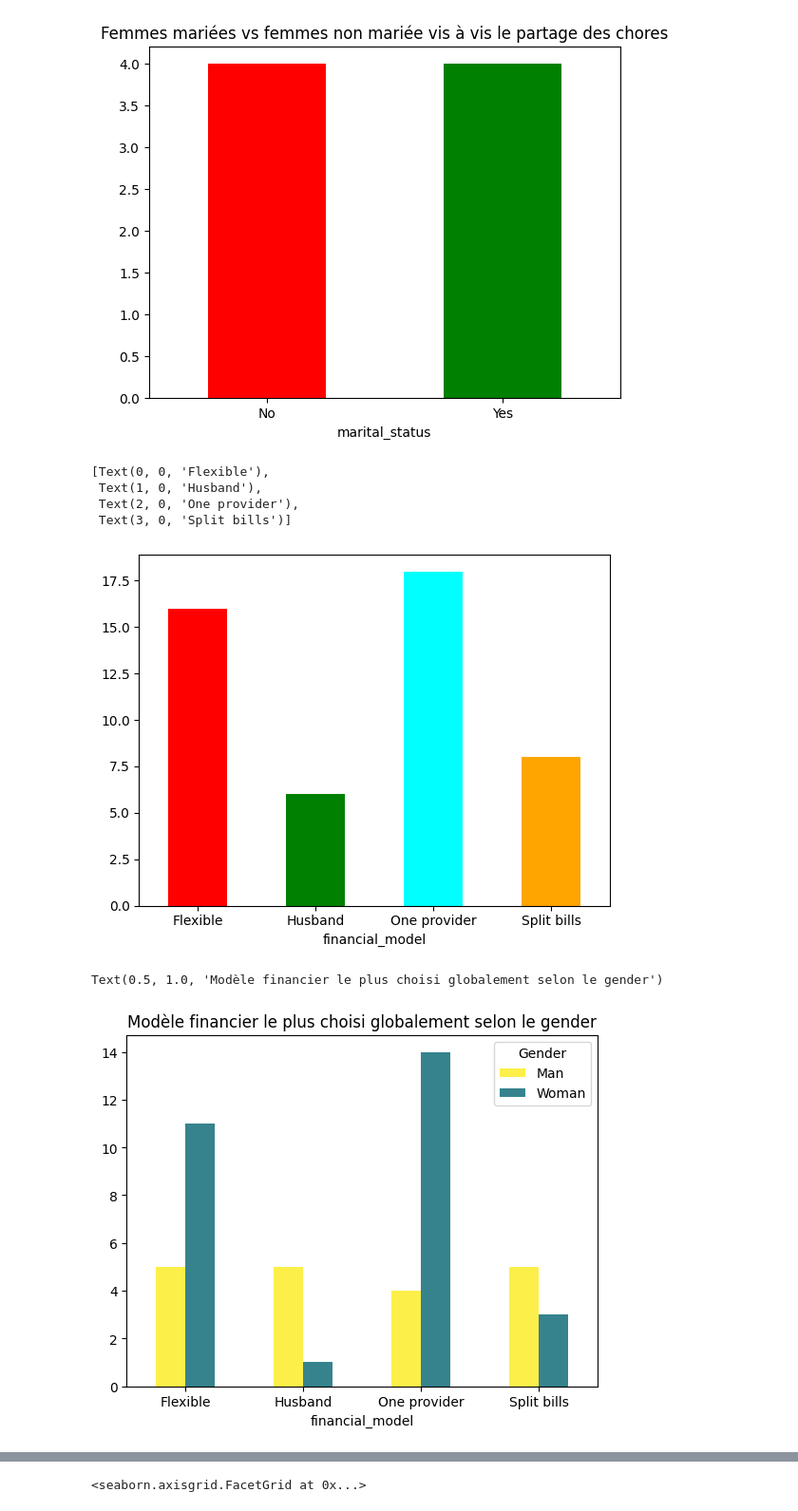
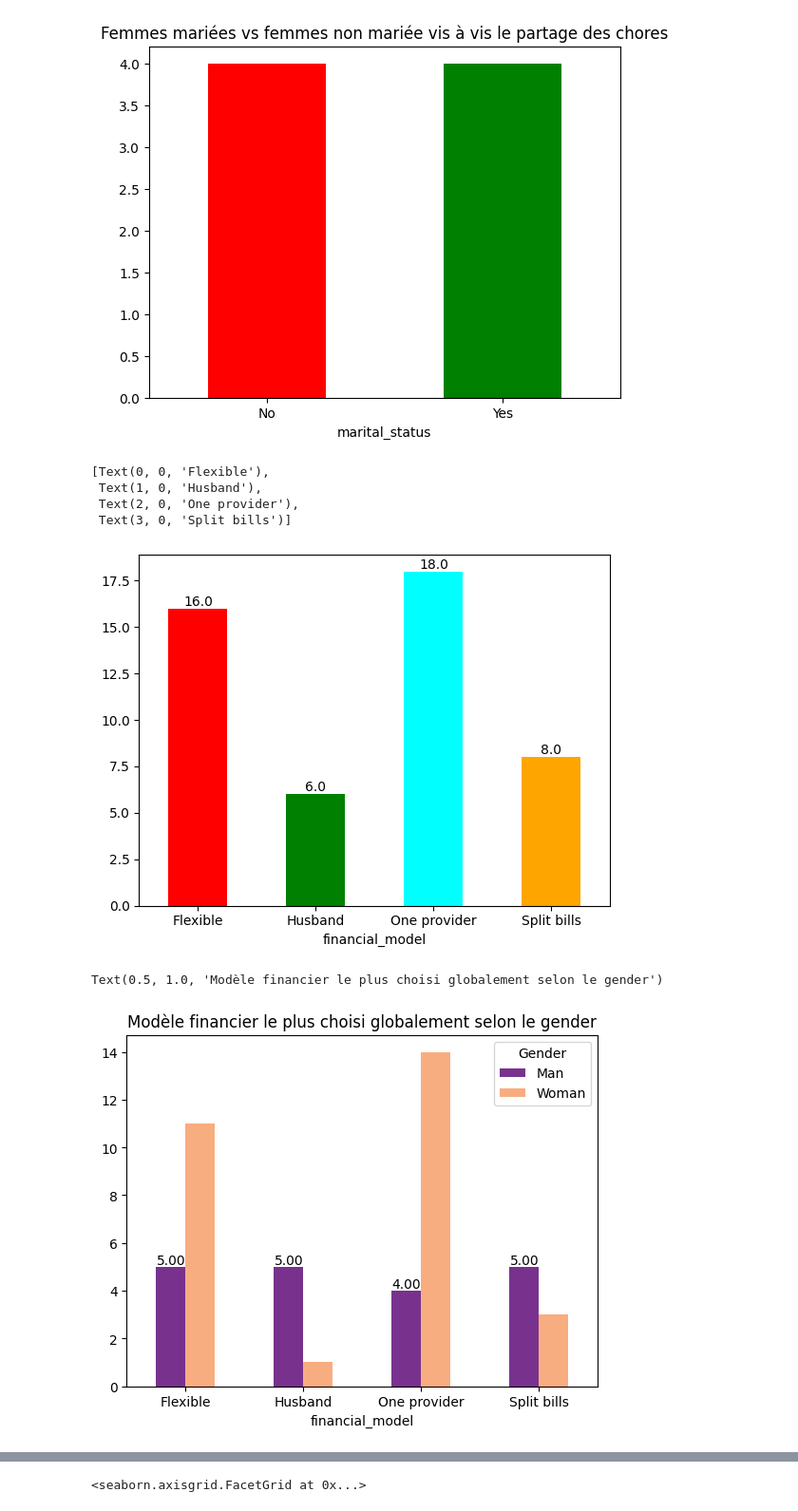
Before and after one commit to Azizbennacer/Survey-analysis, a Jupyter notebook: notebooks/analysis.ipynb, the cells around one changed output, grey strips where cells are left out. Shown at 95% size. Drawn from its saved outputs; the diff is of its cells as text; code cells hidden in the pictures.

```diff
--- a/notebooks/analysis.ipynb
+++ b/notebooks/analysis.ipynb
@@ -10,7 +10,7 @@ from cleaning import load_data,data_taste
 # %% [output]
 c:\Users\Mega Pc\OneDrive\Desktop\Survey mini project\venv\Scripts\python.exe
 # %%
-df = pd.read_excel("../data/Survey.xlsx")
+df = pd.read_excel("../data/Survey about marriage.xlsx")
 print(df.head())
 # %% [output]
    ID          Start time     Completion time      Email  Name  \
@@ -154,25 +136,27 @@ colors = ["red","green","cyan","orange"]
 fin_model = df.groupby("financial_model").size()
 cust_labs = ["Flexible","Husband","One provider","Split bills"]
 fin_model.plot(kind = "bar", ax = ax, rot =0,color = colors)
+ax.bar_label(ax.containers[0], fmt='%.1f')
 ax.set_xticklabels(cust_labs, rotation=0)
 # %% [output]
 [Text(0, 0, 'Flexible'),
  Text(1, 0, 'Husband'),
  Text(2, 0, 'One provider'),
  Text(3, 0, 'Split bills')]
-[figure, old version]
+[figure, new version]
 # %%
 #Quel est le modèle financier le plus choisi globalement  selon le gender?
 fig, ax = plt.subplots()
 colors = np.random.rand(len(fin_model), 3)
 fin_model = df.groupby(["financial_model","Gender"]).size().unstack(fill_value = 0)
 cust_labs = ["Flexible","Husband","One provider","Split bills"]
 fin_model.plot(kind = "bar", ax = ax, rot =0,color = colors)
+ax.bar_label(ax.containers[0], fmt='%.1f')
 ax.set_xticklabels(cust_labs, rotation=0)
 plt.title("Modèle financier le plus choisi globalement selon le gender")
 # %% [output]
 Text(0.5, 1.0, 'Modèle financier le plus choisi globalement selon le gender')
-[figure, old version]
+[figure, new version]
 # %%
 #Parmi les personnes qui pensent qu’il est important que les deux partenaires travaillent, quel modèle financier est le plus populaire ?
 fig, ax = plt.subplots()
```
Also changed, not shown: parts of 9 cells of this notebook, 1 other file.
